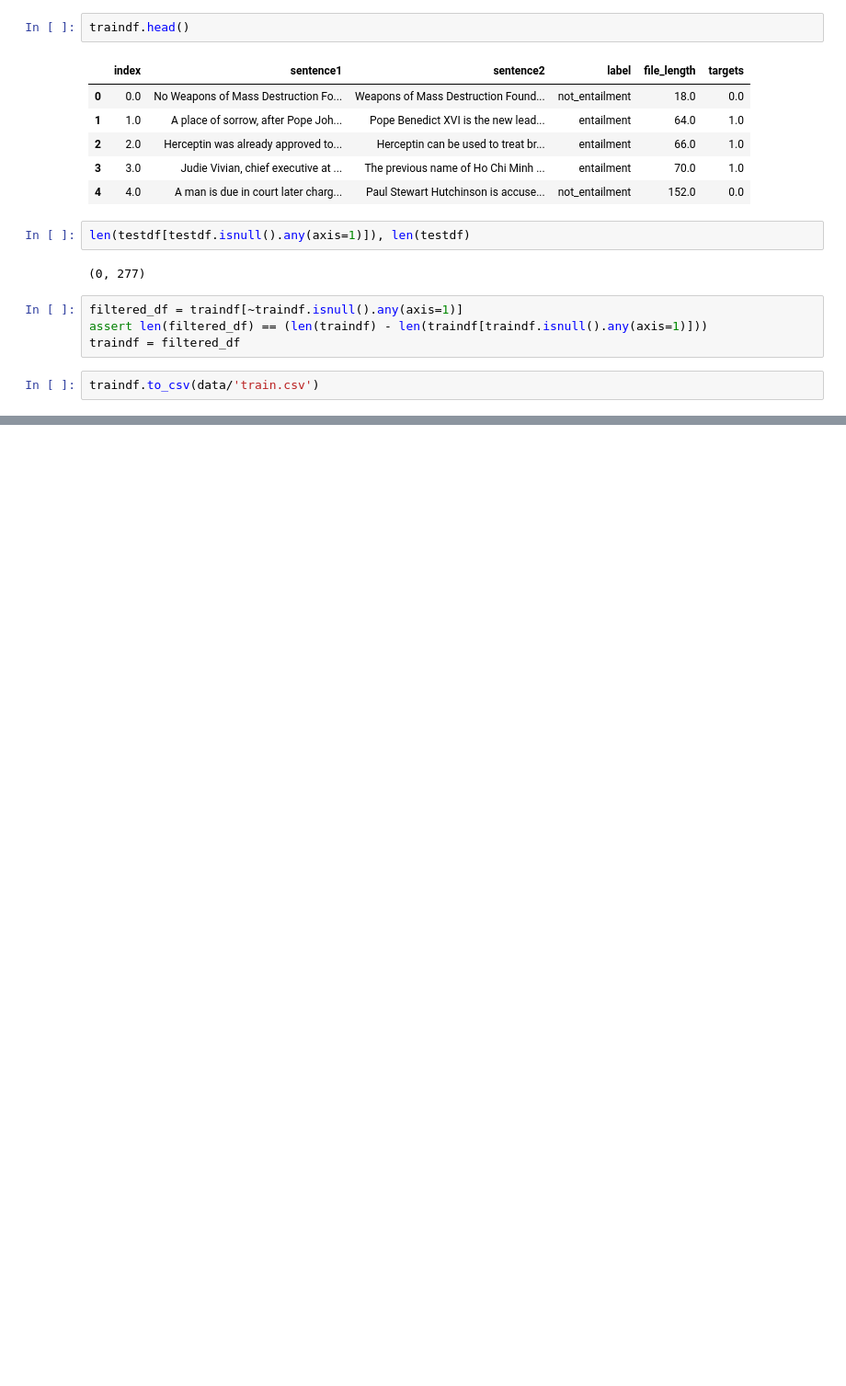
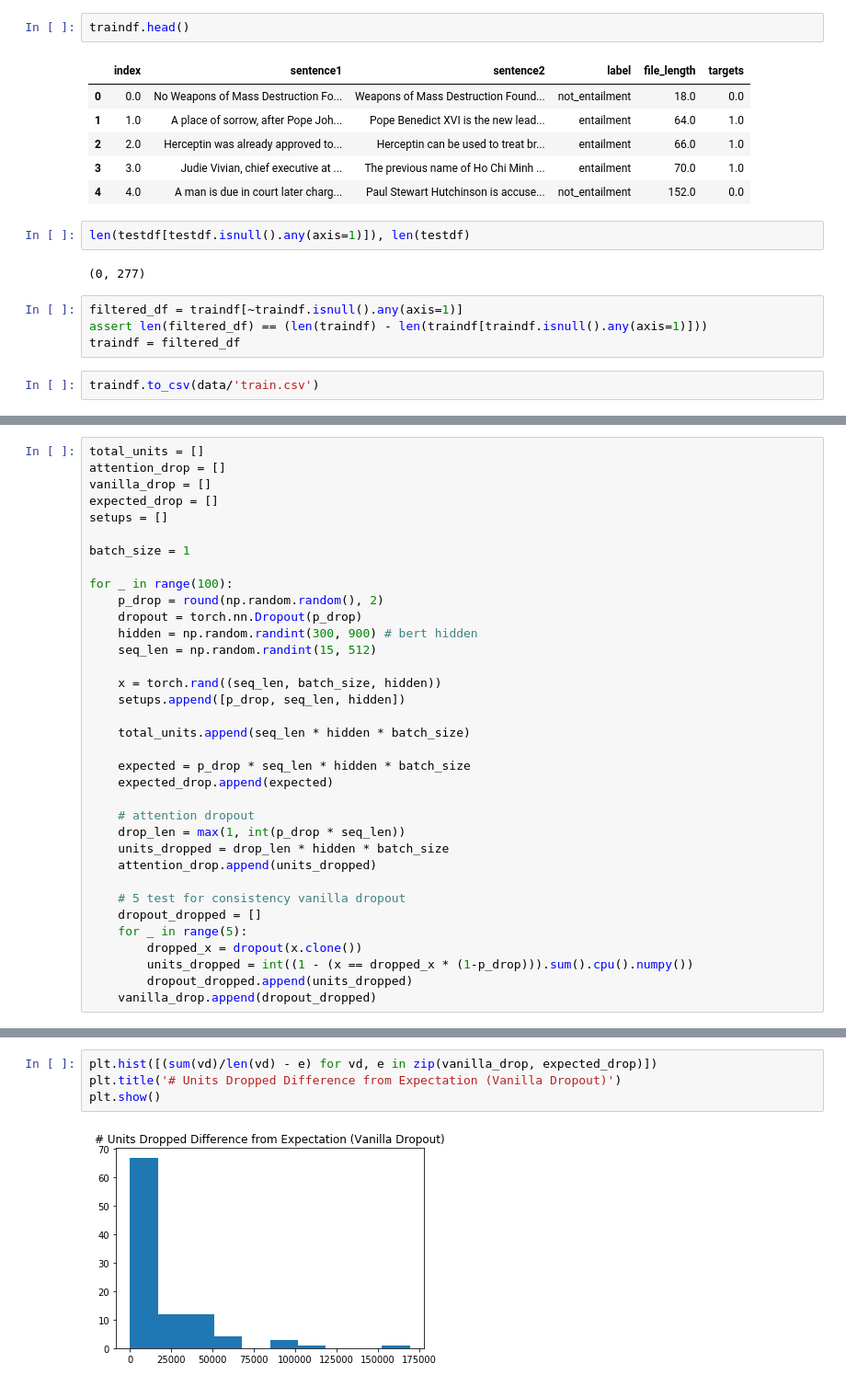
Before and after one commit to gebob19/Dropout-Attention, a Jupyter notebook: workspace.ipynb, the cells around one changed output, grey strips where cells are left out. Shown at 92% size. Cells and saved outputs as stored; diff of their text form; blank space fills up the shorter version.

```diff
--- a/workspace.ipynb
+++ b/workspace.ipynb
@@ -204,0 +220,35 @@ traindf.to_csv(data/'train.csv')
+# %%
+total_units = []
+attention_drop = []
+vanilla_drop = []
+expected_drop = []
+setups = []
+
+batch_size = 1
+
+for _ in range(100):
+    p_drop = round(np.random.random(), 2)
+    dropout = torch.nn.Dropout(p_drop)
+    hidden = np.random.randint(300, 900) # bert hidden
+    seq_len = np.random.randint(15, 512)
+
+    x = torch.rand((seq_len, batch_size, hidden))
+    setups.append([p_drop, seq_len, hidden])
+
+    total_units.append(seq_len * hidden * batch_size)
+
+    expected = p_drop * seq_len * hidden * batch_size
+    expected_drop.append(expected)
+
+    # attention dropout
+    drop_len = max(1, int(p_drop * seq_len))
+    units_dropped = drop_len * hidden * batch_size
+    attention_drop.append(units_dropped)
+
+    # 5 test for consistency vanilla dropout
+    dropout_dropped = []
+    for _ in range(5):
+        dropped_x = dropout(x.clone())
+        units_dropped = int((1 - (x == dropped_x * (1-p_drop))).sum().cpu().numpy())
+        dropout_dropped.append(units_dropped)
+    vanilla_drop.append(dropout_dropped)
@@ -204,0 +272,6 @@ traindf.to_csv(data/'train.csv')
+# %%
+plt.hist([(sum(vd)/len(vd) - e) for vd, e in zip(vanilla_drop, expected_drop)])
+plt.title('# Units Dropped Difference from Expectation (Vanilla Dropout)')
+plt.show()
+# %% [output]
+[figure, added]
```
Also changed, not shown: parts of 18 cells of this notebook, 1 other file.
